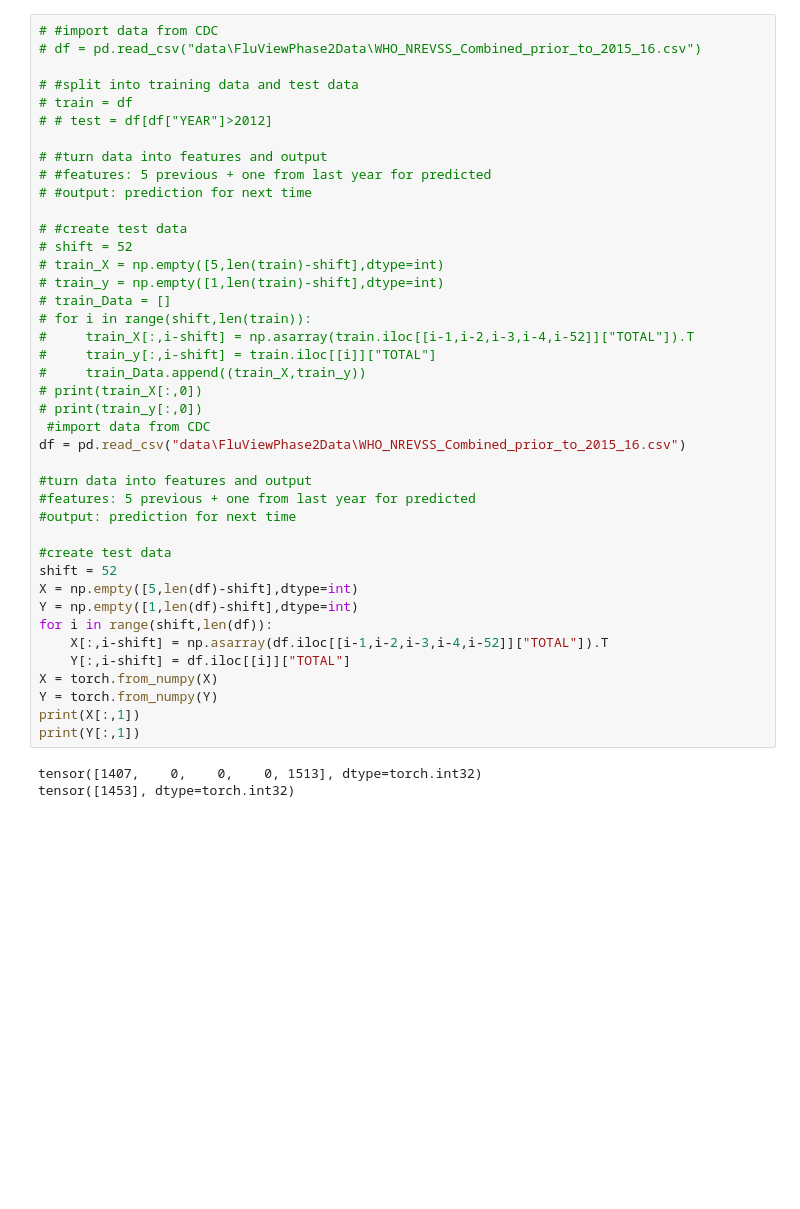
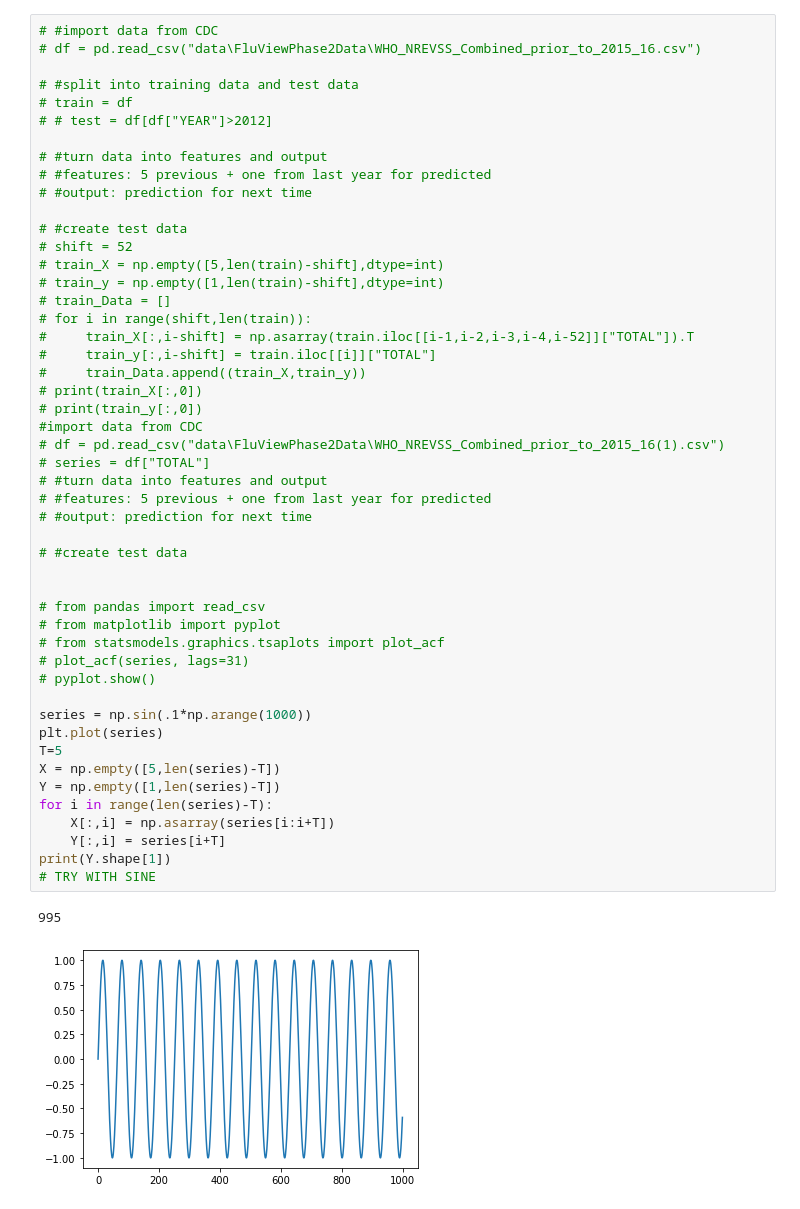
Before and after one commit to masonb13/NN_Forecasting, a Jupyter notebook: NNAR.ipynb, the cells around one changed output. Saved outputs shown, nothing was run; the diff lists cells and outputs as text; blank space fills up the shorter version.

Commit message:
Model works well with sin data

```diff
--- a/NNAR.ipynb
+++ b/NNAR.ipynb
@@ -11,44 +11,52 @@ from torch.utils.data import Dataset
 # %%
 # #import data from CDC
 # df = pd.read_csv("data\FluViewPhase2Data\WHO_NREVSS_Combined_prior_to_2015_16.csv")
 
 # #split into training data and test data
 # train = df
 # # test = df[df["YEAR"]>2012]
 
 # #turn data into features and output
 # #features: 5 previous + one from last year for predicted
 # #output: prediction for next time
 
 # #create test data
 # shift = 52
 # train_X = np.empty([5,len(train)-shift],dtype=int)
 # train_y = np.empty([1,len(train)-shift],dtype=int)
 # train_Data = []
 # for i in range(shift,len(train)):
 #     train_X[:,i-shift] = np.asarray(train.iloc[[i-1,i-2,i-3,i-4,i-52]]["TOTAL"]).T
 #     train_y[:,i-shift] = train.iloc[[i]]["TOTAL"]
 #     train_Data.append((train_X,train_y))
 # print(train_X[:,0])
 # print(train_y[:,0])
- #import data from CDC
-df = pd.read_csv("data\FluViewPhase2Data\WHO_NREVSS_Combined_prior_to_2015_16.csv")
+#import data from CDC
+# df = pd.read_csv("data\FluViewPhase2Data\WHO_NREVSS_Combined_prior_to_2015_16(1).csv")
+# series = df["TOTAL"]
+# #turn data into features and output
+# #features: 5 previous + one from last year for predicted
+# #output: prediction for next time
 
-#turn data into features and output
-#features: 5 previous + one from last year for predicted
-#output: prediction for next time
+# #create test data
 
-#create test data
-shift = 52
-X = np.empty([5,len(df)-shift],dtype=int)
-Y = np.empty([1,len(df)-shift],dtype=int)
-for i in range(shift,len(df)):
-    X[:,i-shift] = np.asarray(df.iloc[[i-1,i-2,i-3,i-4,i-52]]["TOTAL"]).T
-    Y[:,i-shift] = df.iloc[[i]]["TOTAL"]
-X = torch.from_numpy(X)
-Y = torch.from_numpy(Y)
-print(X[:,1])
-print(Y[:,1])
+
+# from pandas import read_csv
+# from matplotlib import pyplot
+# from statsmodels.graphics.tsaplots import plot_acf
+# plot_acf(series, lags=31)
+# pyplot.show()
+
+series = np.sin(.1*np.arange(1000))
+plt.plot(series)
+T=5
+X = np.empty([5,len(series)-T])
+Y = np.empty([1,len(series)-T])
+for i in range(len(series)-T):
+    X[:,i] = np.asarray(series[i:i+T])
+    Y[:,i] = series[i+T]
+print(Y.shape[1])
+# TRY WITH SINE
 # %% [output]
-tensor([1407,    0,    0,    0, 1513], dtype=torch.int32)
-tensor([1453], dtype=torch.int32)
+995
+[figure, added]
```
Also changed, not shown: parts of 13 cells of this notebook, 1 other file.
